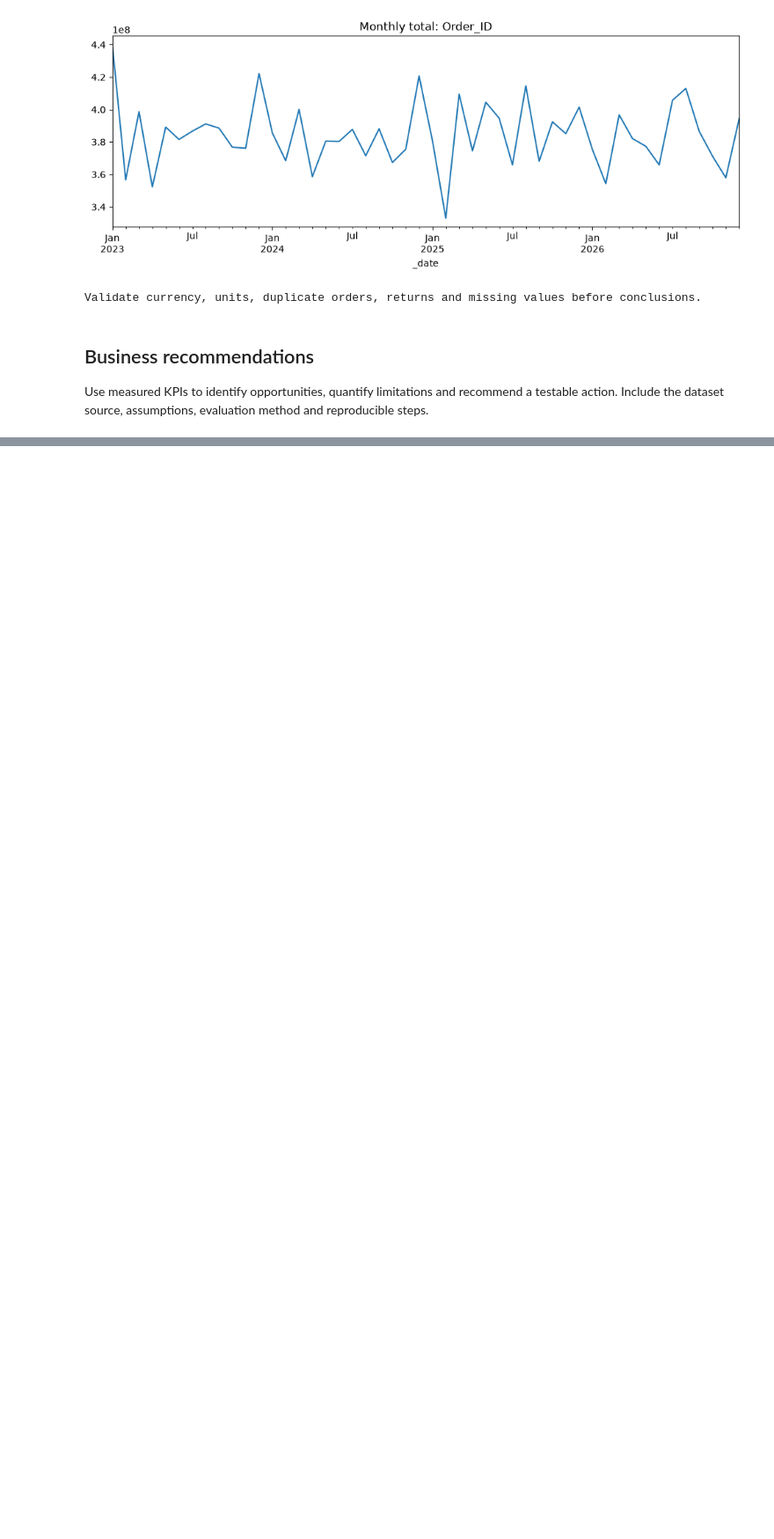
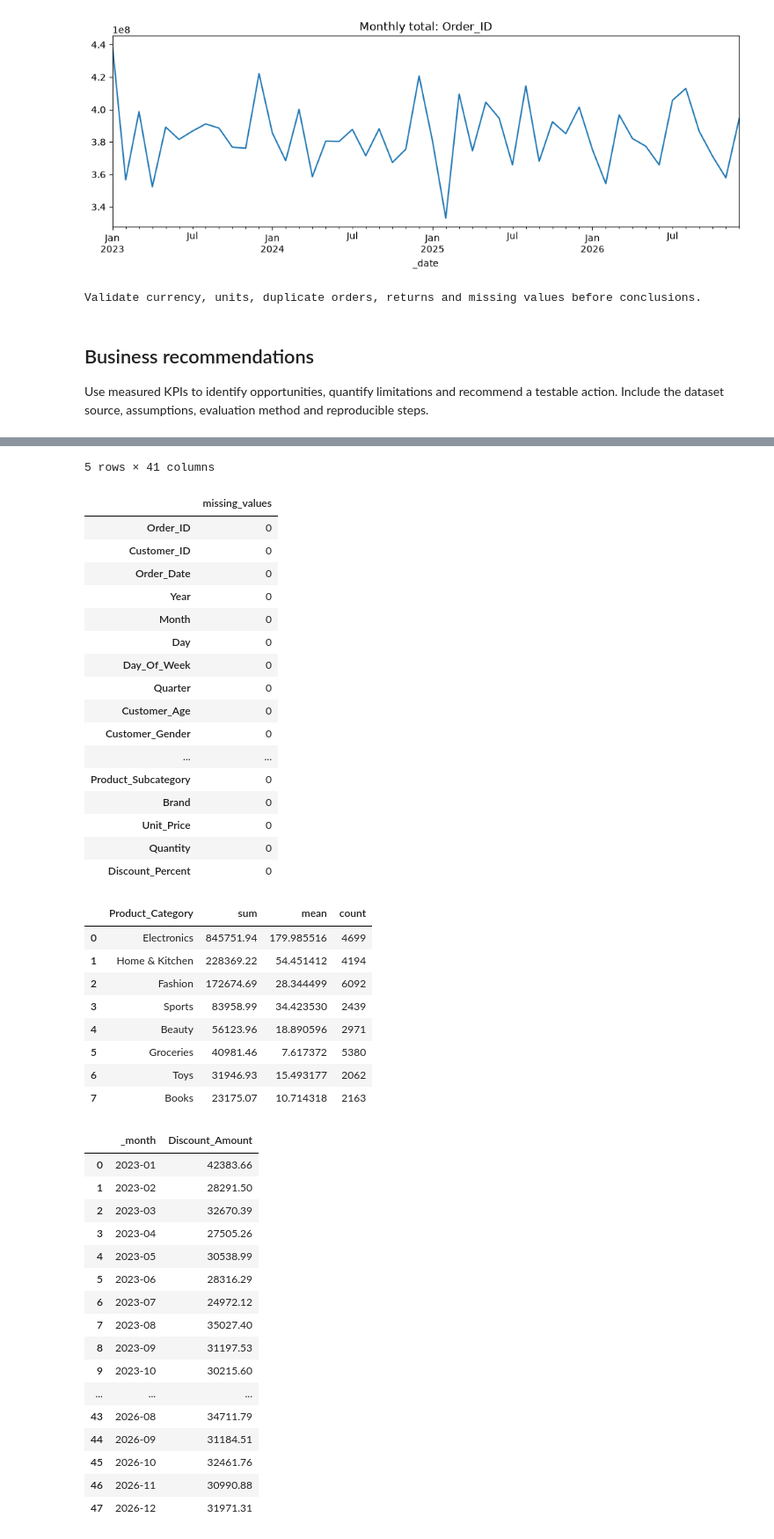
Before and after one commit to Maddy67bh/Alfido-Data-Science-Internship, a Jupyter notebook: notebooks/Task4_Business_Sales_Analytics.ipynb, the cells around one changed output, grey strips where cells are left out. Shown at 88% size. Saved outputs shown, nothing was run; the diff lists cells and outputs as text; code cells hidden in the pictures; blank space fills up the shorter version.

Commit message:
Expand task notebooks with reproducible analysis

```diff
--- a/notebooks/Task4_Business_Sales_Analytics.ipynb
+++ b/notebooks/Task4_Business_Sales_Analytics.ipynb
@@ -146,0 +153,14 @@ Use measured KPIs to identify opportunities, quantify limitations and recommend
+# %%
+
+import pandas as pd
+from pathlib import Path
+df = pd.read_csv("data/raw/business_sales_customers.csv", low_memory=False)
+print("Dataset shape:", df.shape)
+print("Columns:", df.columns.tolist())
+display(df.head())
+display(df.isna().sum().sort_values(ascending=False).head(20).to_frame("missing_values"))
+if Path("outputs/task4_sales_by_category_summary.csv").exists():
+    display(pd.read_csv("outputs/task4_sales_by_category_summary.csv"))
+if Path("outputs/task4_monthly_revenue.csv").exists():
+    display(pd.read_csv("outputs/task4_monthly_revenue.csv"))
+# %% [output]
@@ -146,0 +175,44 @@ Use measured KPIs to identify opportunities, quantify limitations and recommend
+5 rows × 41 columns
+|  | missing_values |
+| Order_ID | 0 |
+| Customer_ID | 0 |
+| Order_Date | 0 |
+| Year | 0 |
+| Month | 0 |
+| Day | 0 |
+| Day_Of_Week | 0 |
+| Quarter | 0 |
+| Customer_Age | 0 |
+| Customer_Gender | 0 |
+| ... | ... |
+| Product_Subcategory | 0 |
+| Brand | 0 |
+| Unit_Price | 0 |
+| Quantity | 0 |
+| Discount_Percent | 0 |
+|  | Product_Category | sum | mean | count |
+| 0 | Electronics | 845751.94 | 179.985516 | 4699 |
+| 1 | Home & Kitchen | 228369.22 | 54.451412 | 4194 |
+| 2 | Fashion | 172674.69 | 28.344499 | 6092 |
+| 3 | Sports | 83958.99 | 34.423530 | 2439 |
+| 4 | Beauty | 56123.96 | 18.890596 | 2971 |
+| 5 | Groceries | 40981.46 | 7.617372 | 5380 |
+| 6 | Toys | 31946.93 | 15.493177 | 2062 |
+| 7 | Books | 23175.07 | 10.714318 | 2163 |
+|  | _month | Discount_Amount |
+| 0 | 2023-01 | 42383.66 |
+| 1 | 2023-02 | 28291.50 |
+| 2 | 2023-03 | 32670.39 |
+| 3 | 2023-04 | 27505.26 |
+| 4 | 2023-05 | 30538.99 |
+| 5 | 2023-06 | 28316.29 |
+| 6 | 2023-07 | 24972.12 |
+| 7 | 2023-08 | 35027.40 |
+| 8 | 2023-09 | 31197.53 |
+| 9 | 2023-10 | 30215.60 |
+| ... | ... | ... |
+| 43 | 2026-08 | 34711.79 |
+| 44 | 2026-09 | 31184.51 |
+| 45 | 2026-10 | 32461.76 |
+| 46 | 2026-11 | 30990.88 |
+| 47 | 2026-12 | 31971.31 |
```
Also changed, not shown: parts of 2 cells of this notebook, 35 other files.
